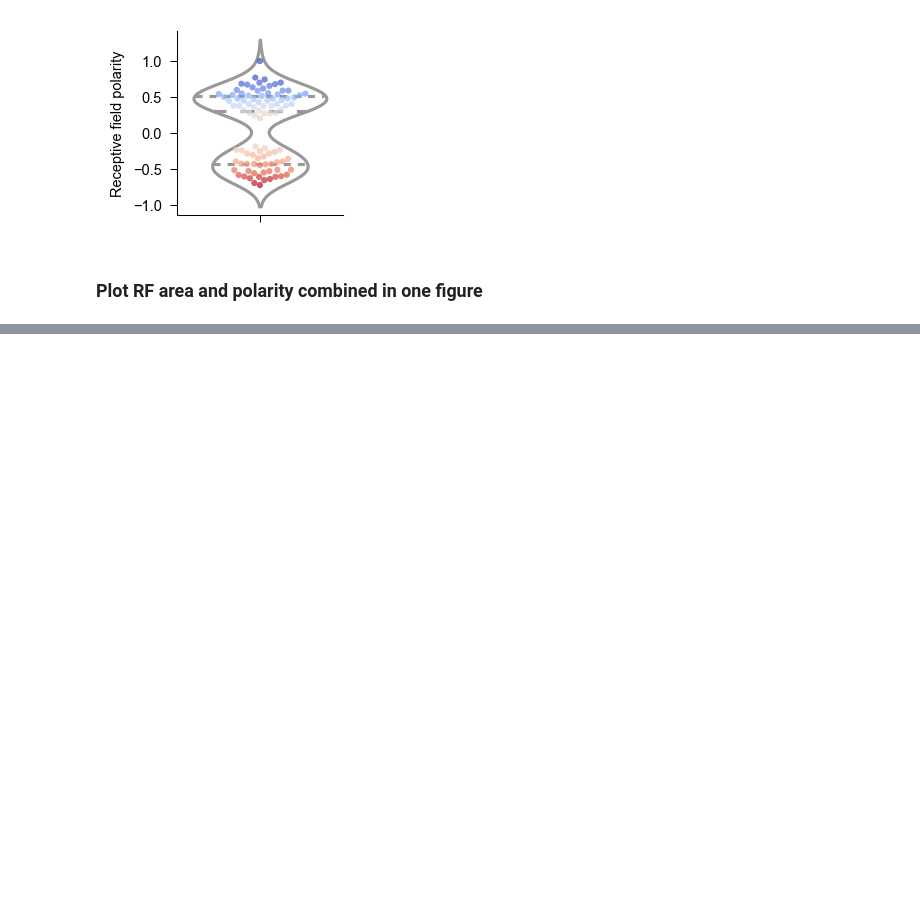
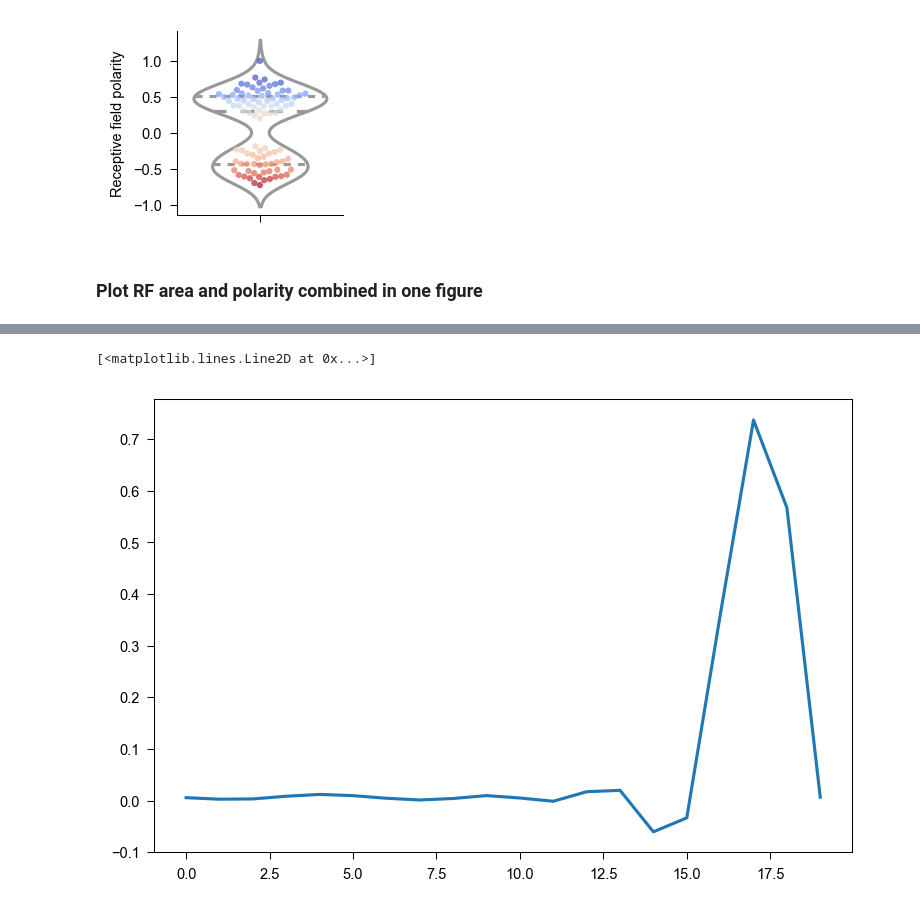
Before and after one commit to yannikbauer/hollymov_code, a Jupyter notebook: hmov_code/fig_model_population/plot_model_population.ipynb, the cells around one changed output, grey strips where cells are left out. Cells and saved outputs as stored; diff of their text form; code cells hidden in the pictures; blank space fills up the shorter version.

Commit message:
plot_model_population.ipynb: start code to find tRF FWHM

```diff
--- a/hmov_code/fig_model_population/plot_model_population.ipynb
+++ b/hmov_code/fig_model_population/plot_model_population.ipynb
@@ -529,0 +534,4 @@ count     93.000000
+# %%
+# Get model weights = stRFs
+df = pd.DataFrame((SplineLNP() & keys_bestm).fetch(dj.key, 'spl_w_opt', as_dict=True))
+df
@@ -529,0 +552,11 @@ count     93.000000
+# %%
+# Extract tRFs
+from djd.glms import get_strf_comps  # gets stRF components from model weights
+
+# Get tRF for one good example unit model
+strf = df.iloc[2].spl_w_opt
+sRF, tRF = get_strf_comps(strf)
+plt.plot(tRF)
+# %% [output]
+[<matplotlib.lines.Line2D at 0x...>]
+[figure, added]
```
Also changed, not shown: parts of 15 cells of this notebook, 2 other files.
